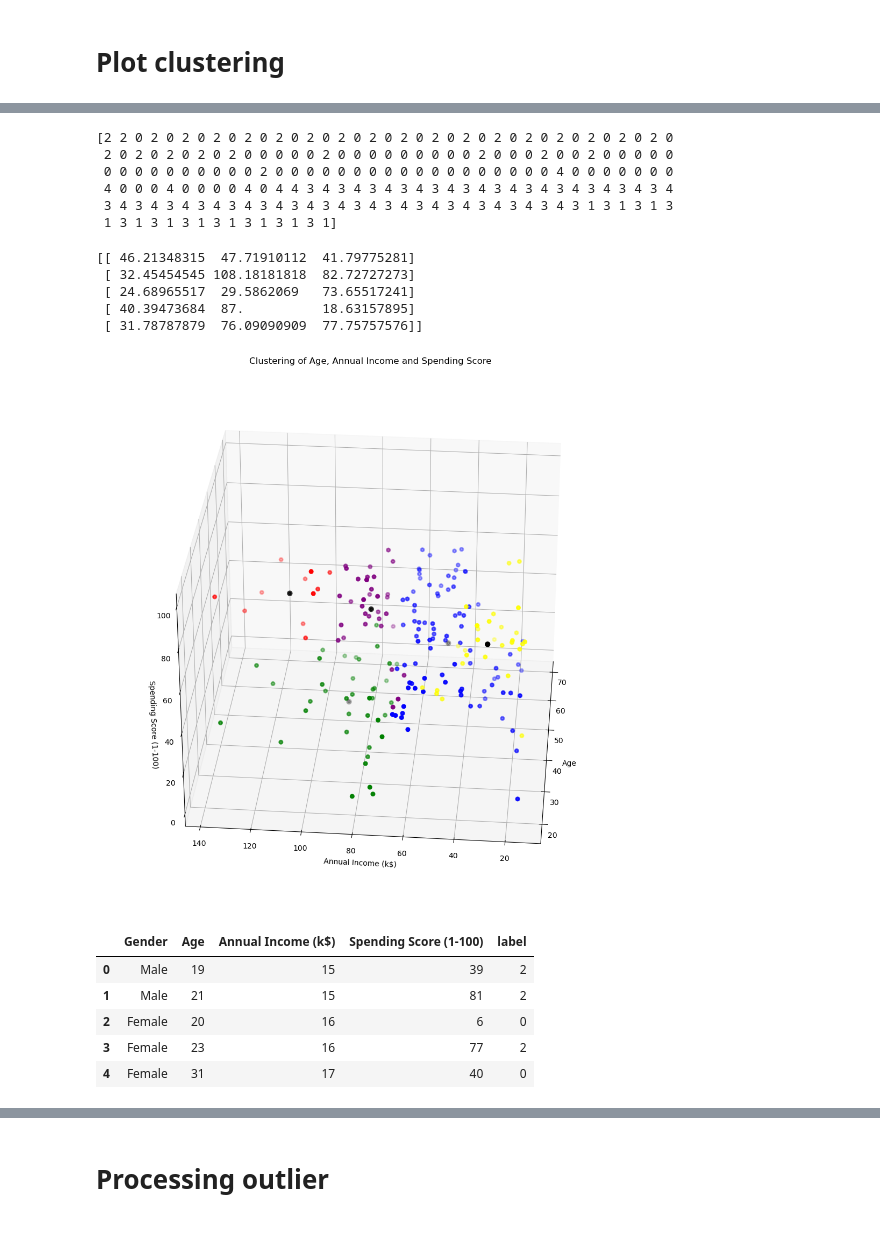
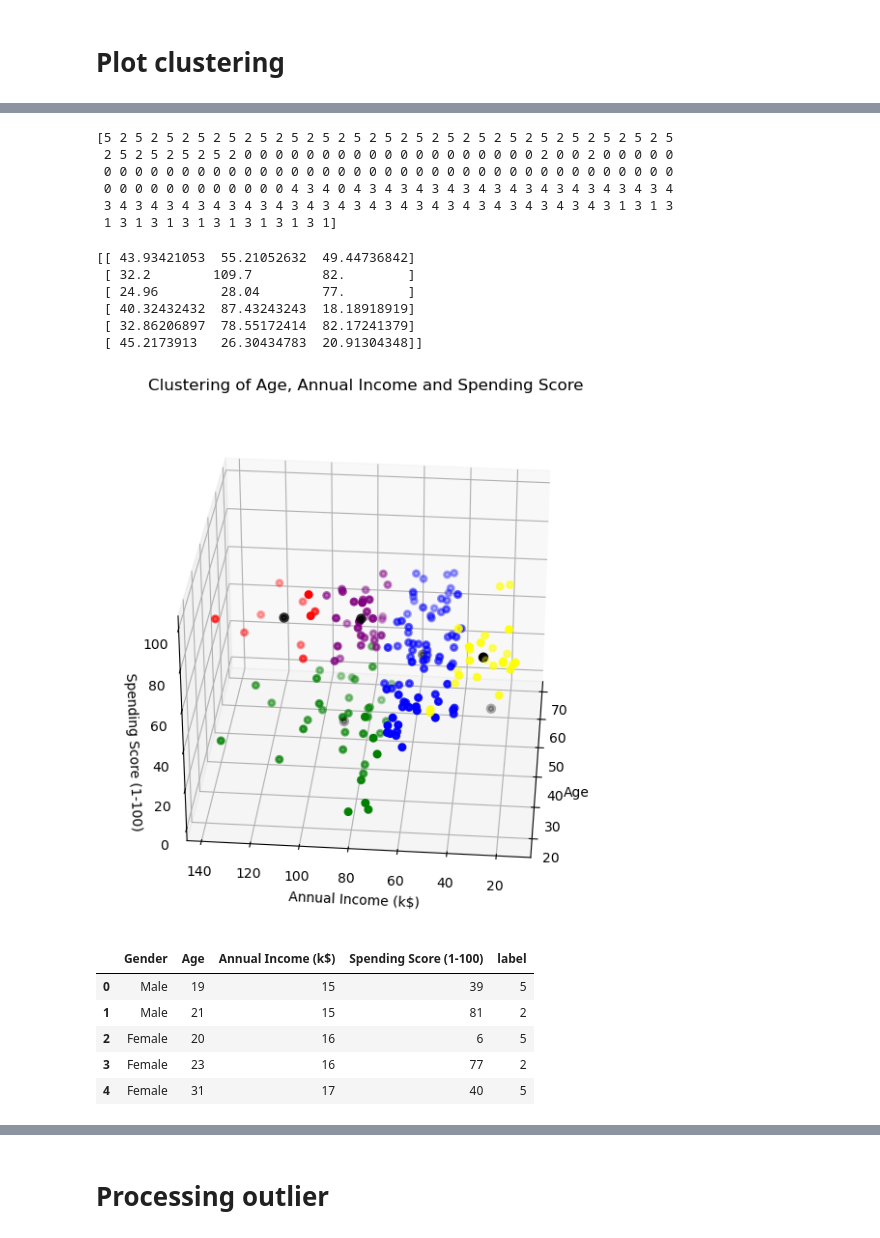
Before and after one commit to phinguyen03/DS-ML-Project, a Jupyter notebook: Customer_Segmentation.ipynb, the cells around one changed output, grey strips where cells are left out. Saved outputs shown, nothing was run; the diff lists cells and outputs as text; code cells hidden in the pictures.

```diff
--- a/Customer_Segmentation.ipynb
+++ b/Customer_Segmentation.ipynb
@@ -333,52 +325,53 @@ Text(0, 0.5, 'WSS')
 # %%
-kmeans=KMeans(n_clusters=5,random_state=42)
+kmeans=KMeans(n_clusters=6,random_state=42)
 
 label2=kmeans.fit_predict(X3)
 
 print(label2)
 # %% [output]
-[2 2 0 2 0 2 0 2 0 2 0 2 0 2 0 2 0 2 0 2 0 2 0 2 0 2 0 2 0 2 0 2 0 2 0 2 0
- 2 0 2 0 2 0 2 0 2 0 0 0 0 0 2 0 0 0 0 0 0 0 0 0 2 0 0 0 2 0 0 2 0 0 0 0 0
- 0 0 0 0 0 0 0 0 0 0 2 0 0 0 0 0 0 0 0 0 0 0 0 0 0 0 0 0 0 4 0 0 0 0 0 0 0
- 4 0 0 0 4 0 0 0 0 4 0 4 4 3 4 3 4 3 4 3 4 3 4 3 4 3 4 3 4 3 4 3 4 3 4 3 4
- 3 4 3 4 3 4 3 4 3 4 3 4 3 4 3 4 3 4 3 4 3 4 3 4 3 4 3 4 3 4 3 1 3 1 3 1 3
+[5 2 5 2 5 2 5 2 5 2 5 2 5 2 5 2 5 2 5 2 5 2 5 2 5 2 5 2 5 2 5 2 5 2 5 2 5
+ 2 5 2 5 2 5 2 5 2 0 0 0 0 0 0 0 0 0 0 0 0 0 0 0 0 0 0 0 2 0 0 2 0 0 0 0 0
+ 0 0 0 0 0 0 0 0 0 0 0 0 0 0 0 0 0 0 0 0 0 0 0 0 0 0 0 0 0 0 0 0 0 0 0 0 0
+ 0 0 0 0 0 0 0 0 0 0 0 0 4 3 4 0 4 3 4 3 4 3 4 3 4 3 4 3 4 3 4 3 4 3 4 3 4
+ 3 4 3 4 3 4 3 4 3 4 3 4 3 4 3 4 3 4 3 4 3 4 3 4 3 4 3 4 3 4 3 4 3 1 3 1 3
  1 3 1 3 1 3 1 3 1 3 1 3 1 3 1]
 # %%
 #centroid
 print(kmeans.cluster_centers_)
 # %% [output]
-[[ 46.21348315  47.71910112  41.79775281]
- [ 32.45454545 108.18181818  82.72727273]
- [ 24.68965517  29.5862069   73.65517241]
- [ 40.39473684  87.          18.63157895]
- [ 31.78787879  76.09090909  77.75757576]]
+[[ 43.93421053  55.21052632  49.44736842]
+ [ 32.2        109.7         82.        ]
+ [ 24.96        28.04        77.        ]
+ [ 40.32432432  87.43243243  18.18918919]
+ [ 32.86206897  78.55172414  82.17241379]
+ [ 45.2173913   26.30434783  20.91304348]]
 # %%
 df['label']=label2
 from mpl_toolkits.mplot3d import Axes3D
 
 def ClusterLabel(df):
-    fig=plt.figure(figsize=(15,13))
+    fig=plt.figure(figsize=(15,7))
     ax=fig.add_subplot(1,1,1,projection='3d')
     ax.scatter(df[df['label']==0]['Age'],df[df['label']==0]['Annual Income (k$)'],df[df['label']==0]['Spending Score (1-100)'],c='blue',linewidths=2)
     ax.scatter(df[df['label']==1]['Age'],df[df['label']==1]['Annual Income (k$)'],df[df['label']==1]['Spending Score (1-100)'],c='red',linewidths=2)
     ax.scatter(df[df['label']==2]['Age'],df[df['label']==2]['Annual Income (k$)'],df[df['label']==2]['Spending Score (1-100)'],c='yellow',linewidths=2)
     ax.scatter(df[df['label']==3]['Age'],df[df['label']==3]['Annual Income (k$)'],df[df['label']==3]['Spending Score (1-100)'],c='green',linewidths=2)
     ax.scatter(df[df['label']==4]['Age'],df[df['label']==4]['Annual Income (k$)'],df[df['label']==4]['Spending Score (1-100)'],c='purple',linewidths=2)
     ax.scatter(kmeans.cluster_centers_[:,0],kmeans.cluster_centers_[:,1],kmeans.cluster_centers_[:,2],color='black',linewidths=3)
     ax.view_init(30,185)
     ax.set(title='Clustering of Age, Annual Income and Spending Score',xlabel='Age',ylabel='Annual Income (k$)',zlabel='Spending Score (1-100)')
 ClusterLabel(df)
 # %% [output]
-[figure, old version]
+[figure, new version]
 # %%
 df.head()
 # %% [output]
 |  | Gender | Age | Annual Income (k$) | Spending Score (1-100) | label |
-| 0 | Male | 19 | 15 | 39 | 2 |
+| 0 | Male | 19 | 15 | 39 | 5 |
 | 1 | Male | 21 | 15 | 81 | 2 |
-| 2 | Female | 20 | 16 | 6 | 0 |
+| 2 | Female | 20 | 16 | 6 | 5 |
 | 3 | Female | 23 | 16 | 77 | 2 |
-| 4 | Female | 31 | 17 | 40 | 0 |
+| 4 | Female | 31 | 17 | 40 | 5 |
 # %%
 data = np.array([
     [19,15,39],
```
Also changed, not shown: parts of 11 cells of this notebook.
